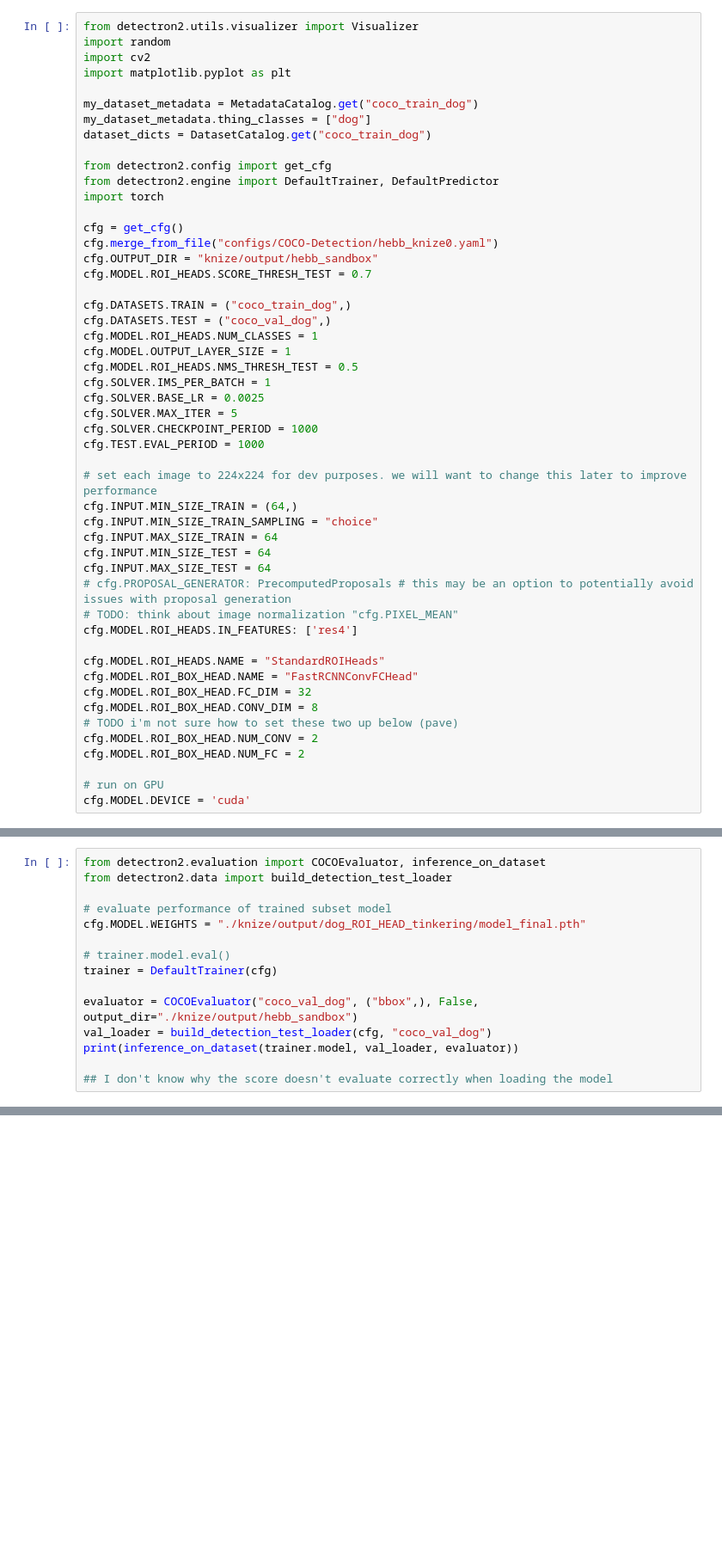
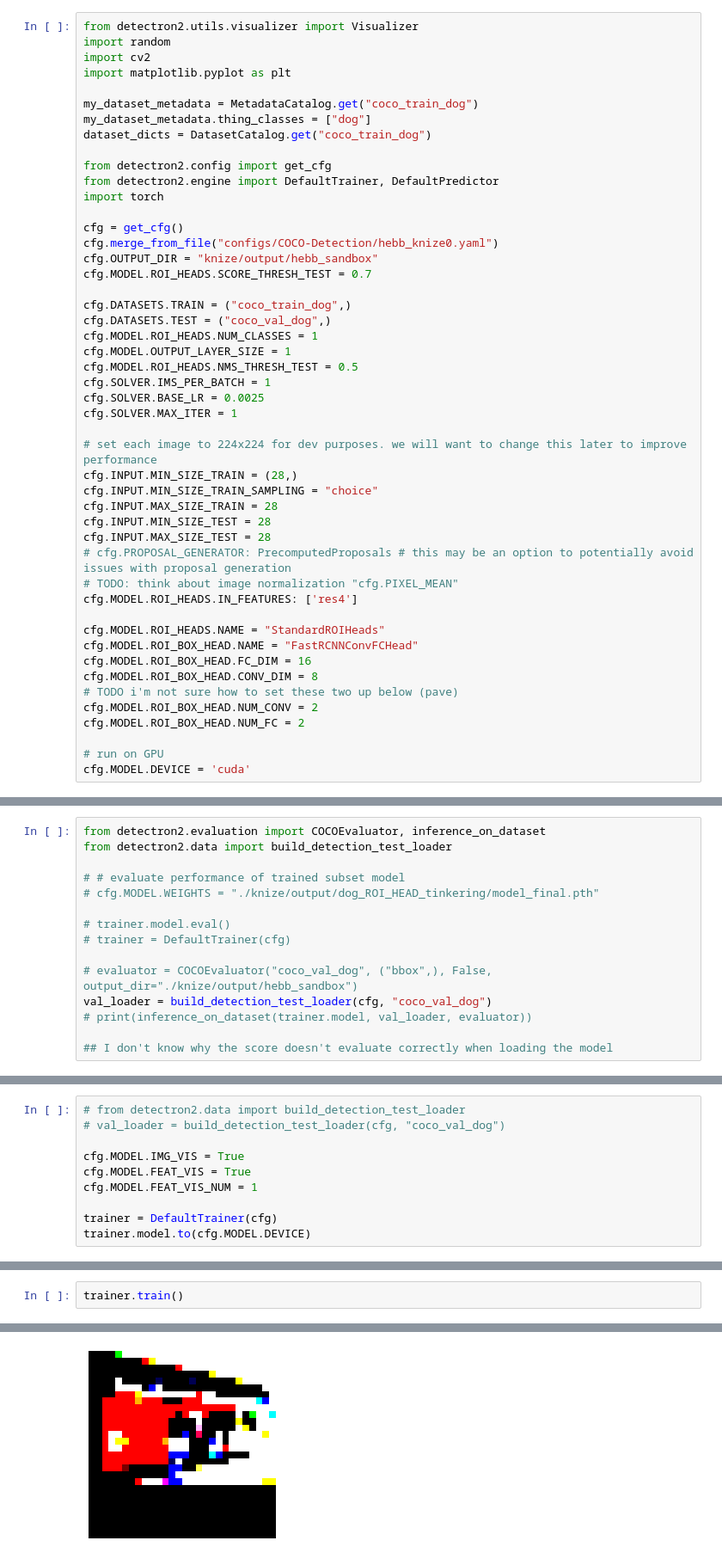
Before and after one commit to joshknize/CSC578, a Jupyter notebook: python/coco_subset/hebb_sandox.ipynb, the cells around one changed output, grey strips where cells are left out. Shown at 86% size. Saved outputs shown, nothing was run; the diff lists cells and outputs as text; blank space fills up the shorter version.

```diff
--- a/python/coco_subset/hebb_sandox.ipynb
+++ b/python/coco_subset/hebb_sandox.ipynb
@@ -33,23 +33,21 @@ cfg.MODEL.OUTPUT_LAYER_SIZE = 1
 cfg.MODEL.ROI_HEADS.NMS_THRESH_TEST = 0.5
 cfg.SOLVER.IMS_PER_BATCH = 1
 cfg.SOLVER.BASE_LR = 0.0025
-cfg.SOLVER.MAX_ITER = 5
-cfg.SOLVER.CHECKPOINT_PERIOD = 1000
-cfg.TEST.EVAL_PERIOD = 1000
+cfg.SOLVER.MAX_ITER = 1
 
 # set each image to 224x224 for dev purposes. we will want to change this later to improve performance
-cfg.INPUT.MIN_SIZE_TRAIN = (64,)
+cfg.INPUT.MIN_SIZE_TRAIN = (28,)
 cfg.INPUT.MIN_SIZE_TRAIN_SAMPLING = "choice"
-cfg.INPUT.MAX_SIZE_TRAIN = 64
-cfg.INPUT.MIN_SIZE_TEST = 64
-cfg.INPUT.MAX_SIZE_TEST = 64
+cfg.INPUT.MAX_SIZE_TRAIN = 28
+cfg.INPUT.MIN_SIZE_TEST = 28
+cfg.INPUT.MAX_SIZE_TEST = 28
 # cfg.PROPOSAL_GENERATOR: PrecomputedProposals # this may be an option to potentially avoid issues with proposal generation
 # TODO: think about image normalization "cfg.PIXEL_MEAN"
 cfg.MODEL.ROI_HEADS.IN_FEATURES: ['res4']
 
 cfg.MODEL.ROI_HEADS.NAME = "StandardROIHeads"
 cfg.MODEL.ROI_BOX_HEAD.NAME = "FastRCNNConvFCHead"
-cfg.MODEL.ROI_BOX_HEAD.FC_DIM = 32
+cfg.MODEL.ROI_BOX_HEAD.FC_DIM = 16
 cfg.MODEL.ROI_BOX_HEAD.CONV_DIM = 8
 # TODO i'm not sure how to set these two up below (pave)
 cfg.MODEL.ROI_BOX_HEAD.NUM_CONV = 2
@@ -63,15 +59,15 @@ cfg.MODEL.DEVICE = 'cuda'
 from detectron2.evaluation import COCOEvaluator, inference_on_dataset
 from detectron2.data import build_detection_test_loader
 
-# evaluate performance of trained subset model
-cfg.MODEL.WEIGHTS = "./knize/output/dog_ROI_HEAD_tinkering/model_final.pth"
+# # evaluate performance of trained subset model
+# cfg.MODEL.WEIGHTS = "./knize/output/dog_ROI_HEAD_tinkering/model_final.pth"
 
 # trainer.model.eval()
-trainer = DefaultTrainer(cfg)
+# trainer = DefaultTrainer(cfg)
 
-evaluator = COCOEvaluator("coco_val_dog", ("bbox",), False, output_dir="./knize/output/hebb_sandbox")
+# evaluator = COCOEvaluator("coco_val_dog", ("bbox",), False, output_dir="./knize/output/hebb_sandbox")
 val_loader = build_detection_test_loader(cfg, "coco_val_dog")
-print(inference_on_dataset(trainer.model, val_loader, evaluator))
+# print(inference_on_dataset(trainer.model, val_loader, evaluator))
 
 ## I don't know why the score doesn't evaluate correctly when loading the model
 # %% [output]
@@ -117,3 +113,13 @@ for d in dataset_dicts[:]:
         plt.show()
     except:
         "No proposal"
+# %%
+# from detectron2.data import build_detection_test_loader
+# val_loader = build_detection_test_loader(cfg, "coco_val_dog")
+
+cfg.MODEL.IMG_VIS = True
+cfg.MODEL.FEAT_VIS = True
+cfg.MODEL.FEAT_VIS_NUM = 1
+
+trainer = DefaultTrainer(cfg)
+trainer.model.to(cfg.MODEL.DEVICE)
@@ -119,0 +161,3 @@ for d in dataset_dicts[:]:
+# %%
+trainer.train()
+# %% [output]
@@ -119,0 +167 @@ for d in dataset_dicts[:]:
+[figure, added]
```
Also changed, not shown: parts of 7 cells of this notebook, 6 other files.
